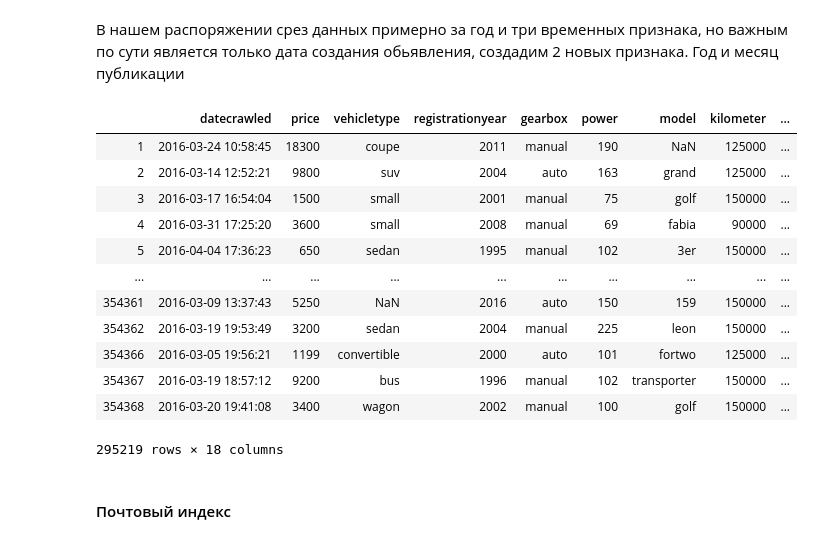
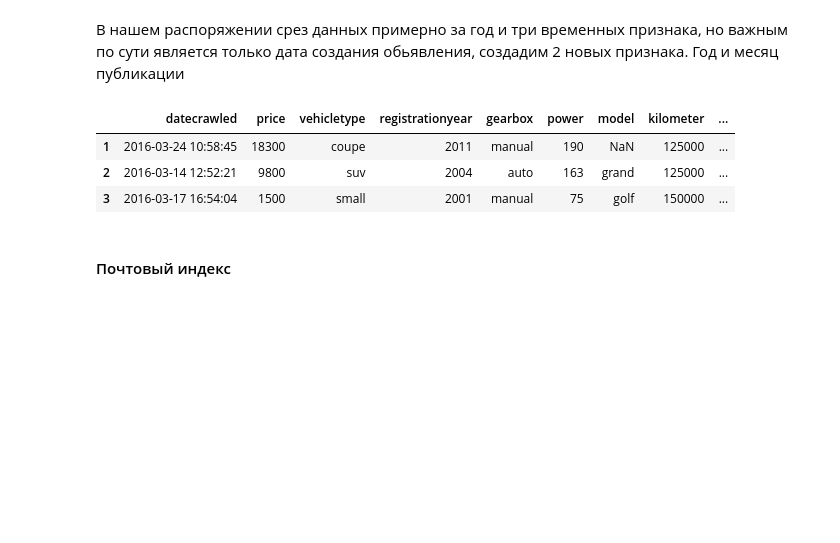
Before and after one commit to geldarr/praktikum, a Jupyter notebook: 14_car_price(boosting)/14_Car_price.ipynb, the cells around one changed output. Saved outputs shown, nothing was run; the diff lists cells and outputs as text; code cells hidden in the pictures; blank space fills up the shorter version.

```diff
--- a/14_car_price(boosting)/14_Car_price.ipynb
+++ b/14_car_price(boosting)/14_Car_price.ipynb
@@ -62,5 +69,5 @@ from datetime import timedelta
 # %%
-df = pd.read_csv('/datasets/autos.csv')
+df = pd.read_csv('/content/drive/MyDrive/Colab Notebooks/Shad/car_price/autos.csv')
 # %%
 #check datatype
 df.info()
@@ -438,21 +405,12 @@ df['monthcreated'] = pd.DatetimeIndex(df['datecreated']).month
 # %% [markdown]
 В нашем распоряжении срез данных примерно за год и три временных признака, но важным по сути является только дата создания обьявления, создадим 2 новых признака. Год и месяц публикации
 # %%
-df
+df.head(3)
 # %% [output]
 |  | datecrawled | price | vehicletype | registrationyear | gearbox | power | model | kilometer | ... |
 | 1 | 2016-03-24 10:58:45 | 18300 | coupe | 2011 | manual | 190 | NaN | 125000 | ... |
 | 2 | 2016-03-14 12:52:21 | 9800 | suv | 2004 | auto | 163 | grand | 125000 | ... |
 | 3 | 2016-03-17 16:54:04 | 1500 | small | 2001 | manual | 75 | golf | 150000 | ... |
-| 4 | 2016-03-31 17:25:20 | 3600 | small | 2008 | manual | 69 | fabia | 90000 | ... |
-| 5 | 2016-04-04 17:36:23 | 650 | sedan | 1995 | manual | 102 | 3er | 150000 | ... |
-| ... | ... | ... | ... | ... | ... | ... | ... | ... | ... |
-| 354361 | 2016-03-09 13:37:43 | 5250 | NaN | 2016 | auto | 150 | 159 | 150000 | ... |
-| 354362 | 2016-03-19 19:53:49 | 3200 | sedan | 2004 | manual | 225 | leon | 150000 | ... |
-| 354366 | 2016-03-05 19:56:21 | 1199 | convertible | 2000 | auto | 101 | fortwo | 125000 | ... |
-| 354367 | 2016-03-19 18:57:12 | 9200 | bus | 1996 | manual | 102 | transporter | 150000 | ... |
-| 354368 | 2016-03-20 19:41:08 | 3400 | wagon | 2002 | manual | 100 | golf | 150000 | ... |
-295219 rows × 18 columns
 # %% [markdown]
 #### Почтовый индекс
 # %% [markdown]
```
Also changed, not shown: parts of 36 cells of this notebook.
